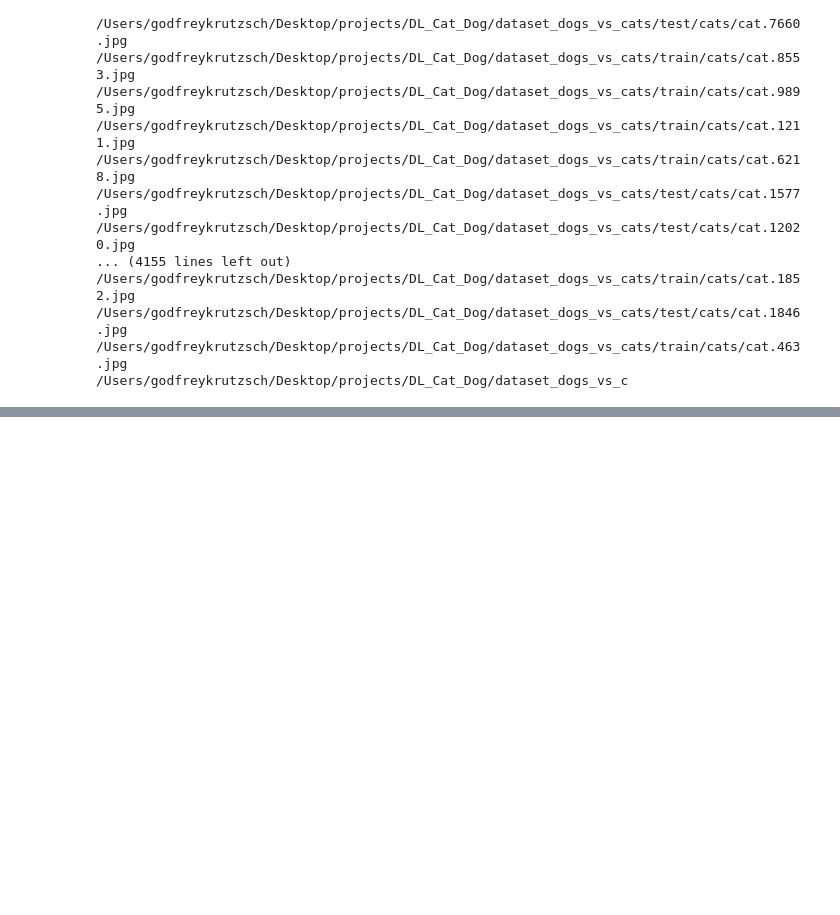
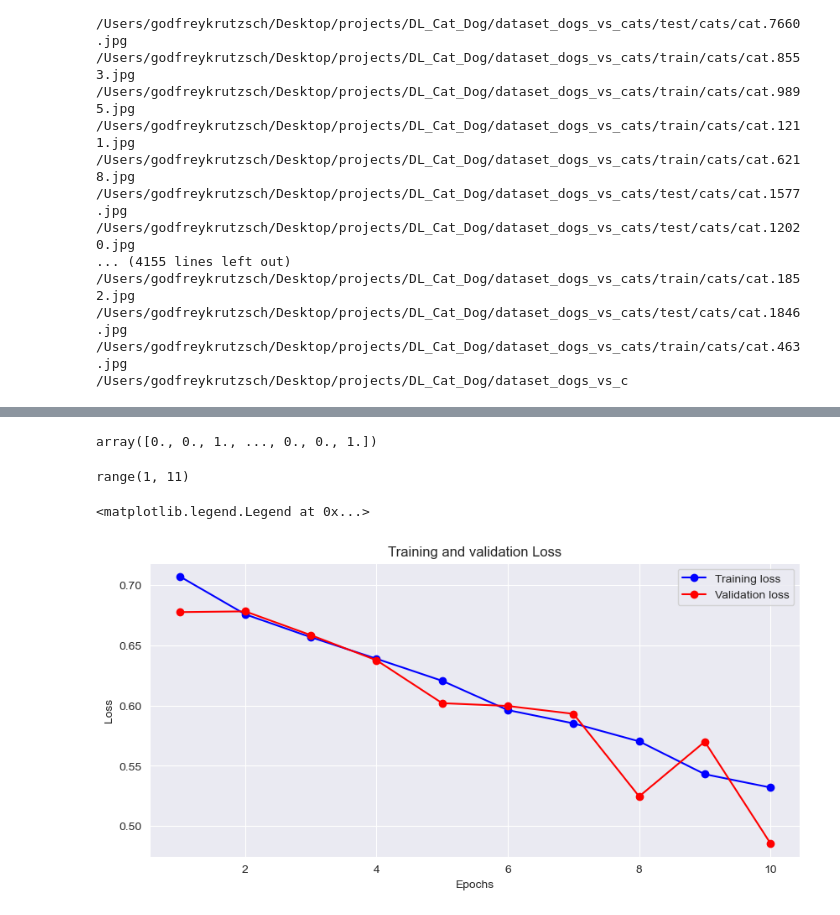
Before and after one commit to god3krutzsch/Deep-learning-Cats-and-Dogs, a Jupyter notebook: DL_Cat_and_Dog_Classifer.ipynb, the cells around one changed output, grey strips where cells are left out. Saved outputs shown, nothing was run; the diff lists cells and outputs as text; code cells hidden in the pictures; blank space fills up the shorter version.

```diff
--- a/DL_Cat_and_Dog_Classifer.ipynb
+++ b/DL_Cat_and_Dog_Classifer.ipynb
@@ -341,19 +320,19 @@ validation_generator = val_datagen.flow_from_dataframe(X_val,
                                                        y_col='label',
                                                        batch_size=batch_size,
                                                        validate_filenames=False,
-                                                       class_mode='sparse',
+                                                       class_mode='binary',
                                                        target_size=(image_size, image_size),
                                                        shuffle=False,
                                                        color_mode='rgb')
 
-test_generator = test_datagen.flow_from_dataframe(X_test,
-                                                  directory='train/',
+test_generator = test_datagen.flow_from_dataframe(df_testing_data,
+                                               directory='/Users/godfreykrutzsch/Desktop/projects/DL_Cat_Dog/test1/',
                                                   x_col='filename',
-                                                  y_col='label',
+                                                  y_col=None,
                                                   color_mode='rgb',
                                                   batch_size=batch_size,
                                                   validate_filenames=False,
-                                                    class_mode='sparse',
+                                                class_mode=None,
                                                   shuffle=False,
                                                   target_size=(image_size, image_size))
 # %% [output]
@@ -444,9 +402,9 @@ print(files)
 # %%
 # train the baseline model
-history = baseline_model.fit(
+history_baseline = baseline_model.fit(
     train_generator,
 steps_per_epoch=100,
-epochs=30,
+epochs=10,
 validation_data=validation_generator,
 validation_steps=50)
 # %% [output]
@@ -462,0 +438,9 @@ Epoch 4/30
+# %%
+"""
+this code extracts the training loss and validation loss values from the training history of a the DL model and stores them in separate lists. This is typically done to analyze the training and validation performance of the model over epochs.
+"""
+history_dict = history_baseline.history      # holds  loss & metrics  record end each epoc training
+loss_values = history_dict['loss']  # stores list of loss values
+val_loss_values = history_dict['val_loss'] # stores list
+print(history_dict.keys())
+# print(loss_values) # 30
@@ -462,0 +466,6 @@ Epoch 4/30
+# %%
+y_pred_submit = (test_predictions >= 0.5).astype(float)
+y_test_submit = y_pred_submit.reshape(-1).squeeze()
+y_test_submit
+# %% [output]
+array([0., 0., 1., ..., 0., 0., 1.])
@@ -462,0 +483,19 @@ Epoch 4/30
+# %%
+# Loss
+
+#len(loss_values) returns number of epochs for which model was trained e.g. 10
+epochs_x = range(1, len(loss_values) + 1)
+print(epochs_x)
+
+plt.figure(figsize=(10,10))
+plt.subplot(2,1,1)
+plt.plot(epochs_x, loss_values, 'b-o', label='Training loss')
+plt.plot(epochs_x, val_loss_values, 'r-o', label='Validation loss')
+plt.title('Training and validation Loss')
+plt.xlabel('Epochs')
+plt.ylabel('Loss')
+plt.legend()
+# %% [output]
+range(1, 11)
+<matplotlib.legend.Legend at 0x...>
+[figure, added]
```
Also changed, not shown: parts of 27 cells of this notebook.
